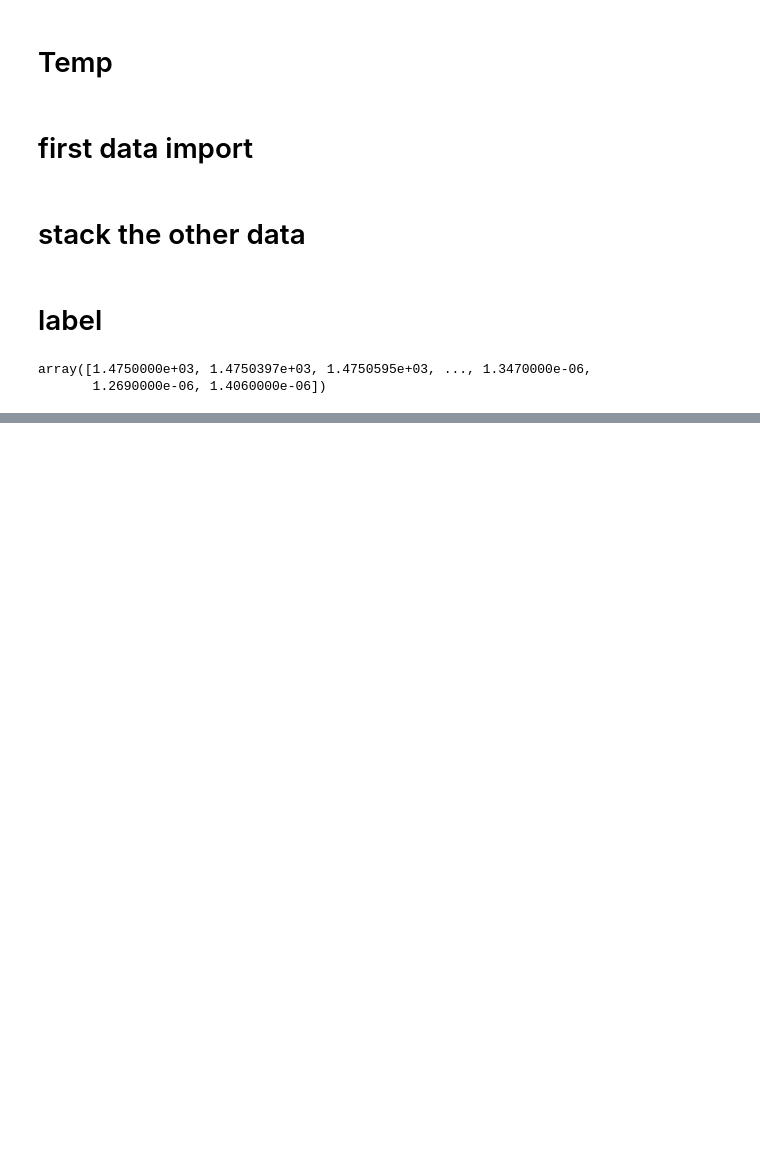
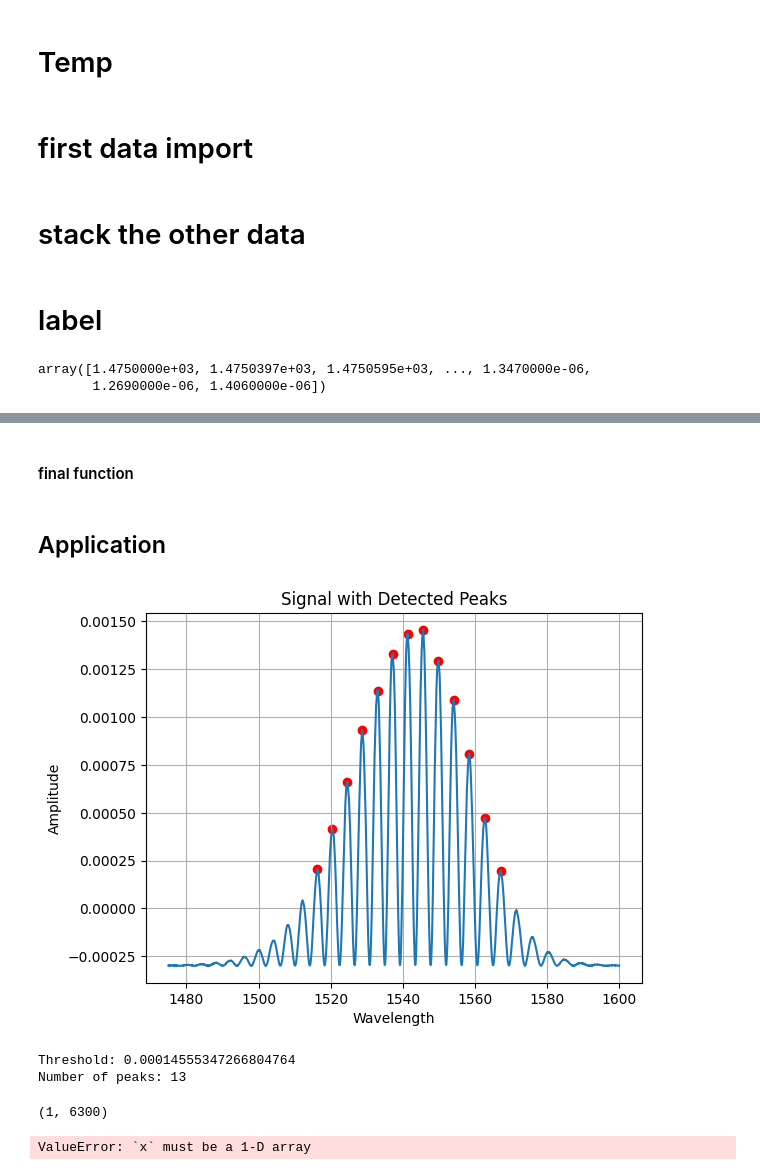
Before and after one commit to LeeDongN/Medica_AI2, a Jupyter notebook: import_as_np.ipynb, the cells around one changed output, grey strips where cells are left out. Saved outputs shown, nothing was run; the diff lists cells and outputs as text; code cells hidden in the pictures; blank space fills up the shorter version.

```diff
--- a/import_as_np.ipynb
+++ b/import_as_np.ipynb
@@ -106,0 +121,8 @@ array([1.4750000e+03, 1.4750397e+03, 1.4750595e+03, ..., 1.3470000e-06,
+# %%
+# Implementing a simple DC removal function
+def remove_dc(signal):
+    # Calculate the mean of the signal
+    signal_mean = np.mean(signal)
+    # Remove the mean from the signal
+    dc_removed_signal = signal - signal_mean
+    return dc_removed_signal
@@ -106,0 +131,8 @@ array([1.4750000e+03, 1.4750397e+03, 1.4750595e+03, ..., 1.3470000e-06,
+# %%
+# Find peaks
+def detect_peaks(signal, threshold=None, min_distance=1, prominence=None):
+    if threshold is None:
+        # Set threshold as a percentage of the maximum peak
+        max_peak = np.max(signal)
+    peaks, _ = find_peaks(signal, height=threshold, distance=min_distance, prominence=prominence)
+    return peaks
@@ -106,0 +171,2 @@ array([1.4750000e+03, 1.4750397e+03, 1.4750595e+03, ..., 1.3470000e-06,
+# %% [markdown]
+#### final function
@@ -106,0 +212,31 @@ array([1.4750000e+03, 1.4750397e+03, 1.4750595e+03, ..., 1.3470000e-06,
+# %% [markdown]
+## Application
+# %%
+dc_removed_Y = remove_dc(first_data['Amplitude'])
+# %%
+# Apply peak detection with dynamic threshold
+min_distance = 100  # Set the minimum distance between peaks
+local_maxima_indices, threshold = detect_peaks(dc_removed_Y, min_distance=min_distance)
+local_maxima_x = first_data['Wave_length'][local_maxima_indices]
+local_maxima_y = dc_removed_Y[local_maxima_indices]
+# %%
+# Plot the signal with detected peaks
+plt.plot(first_data['Wave_length'], dc_removed_Y)
+plt.scatter(local_maxima_x, local_maxima_y, color='red')
+plt.xlabel('Wavelength')
+plt.ylabel('Amplitude')
+plt.title('Signal with Detected Peaks')
+plt.grid(True)
+plt.show()
+print("Threshold:", threshold)
+num_peaks = len(local_maxima_indices)
+print("Number of peaks:", num_peaks)
+# %% [output]
+[figure, added]
+Threshold: 0.00014555347266804764
+Number of peaks: 13
+# %%
+final_function(path)
+# %% [output]
+(1, 6300)
+ValueError: `x` must be a 1-D array
```
Also changed, not shown: parts of 17 cells of this notebook.
